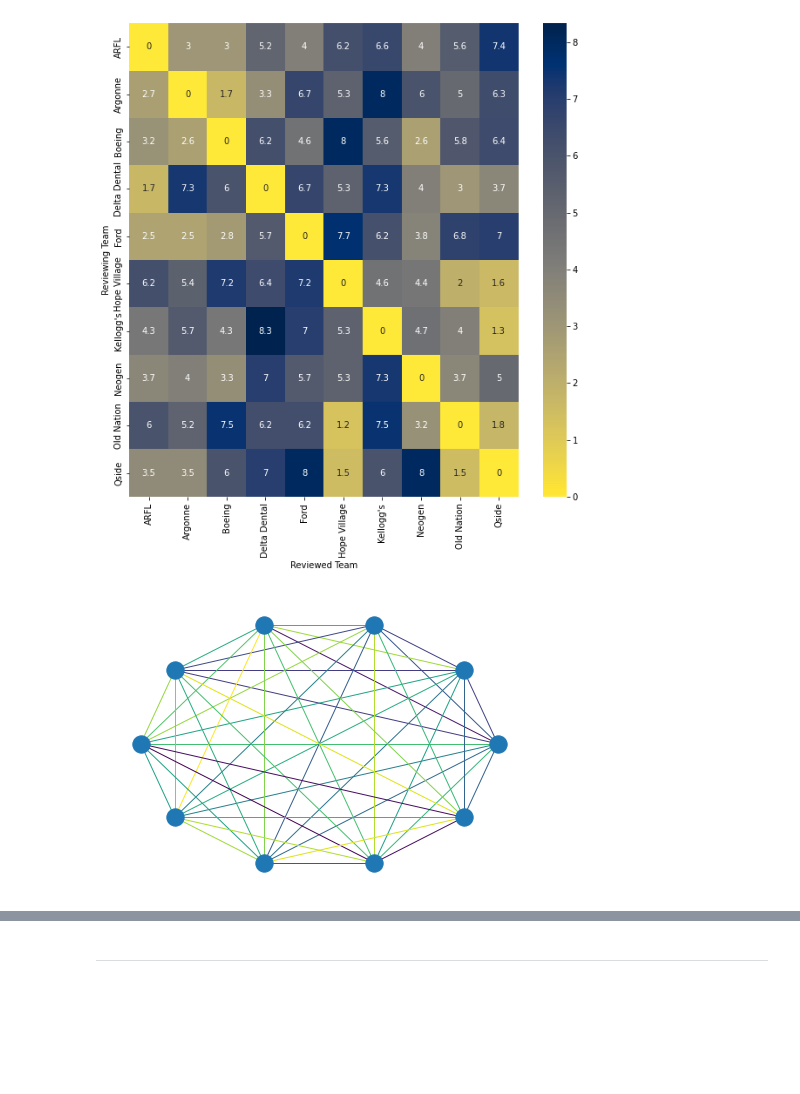
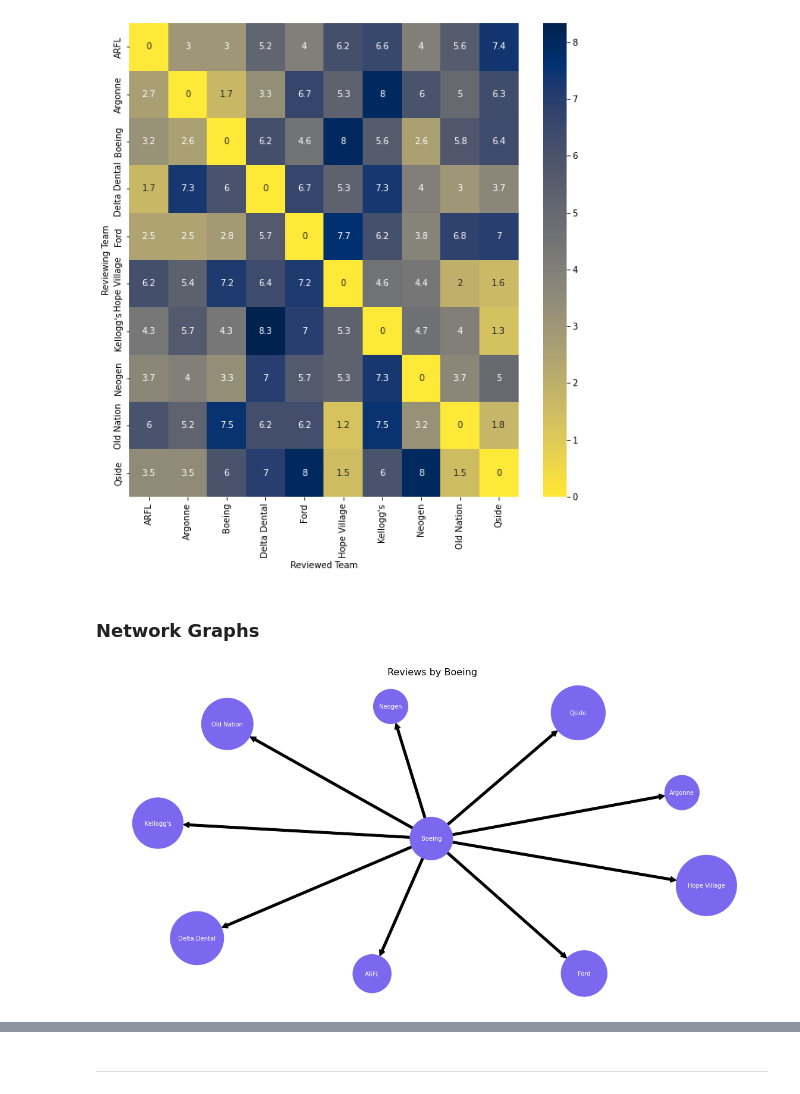
Before and after one commit to colbrydi/CMSE495_2022_Distance_Measures, a Jupyter notebook: Boeing_Distance_Measures_Report.ipynb, the cells around one changed output, grey strips where cells are left out. Saved outputs shown, nothing was run; the diff lists cells and outputs as text; code cells hidden in the pictures; blank space fills up the shorter version.

Commit message:
adding graphs and cleaning up

```diff
--- a/Boeing_Distance_Measures_Report.ipynb
+++ b/Boeing_Distance_Measures_Report.ipynb
@@ -54,5 +47,7 @@ for col1 in df.columns:
         row.append(df[df[col1] == 0][col2].mean()) # compute mean distance between every pair
 
     dist_mat.append(row) # append to dist matrix
+
+dist_mat = np.array(dist_mat)
 # %% [markdown]
 ## Data Visualization
@@ -66,9 +61,32 @@ plt.ylabel('Reviewing Team')
 plt.show()
 # %% [output]
 [figure]
-# %%
-G = nx.from_numpy_matrix(np.array(dist_mat))
-pos = nx.circular_layout(G)
-nx.draw(G, pos = pos, edge_color = [ i[2]['weight'] for i in G.edges(data=True)])
-# %% [output]
-[figure, removed]
+# %% [markdown]
+### Network Graphs
+# %%
+groups = df.columns.values
+reviewed_by_boeing = dist_mat[2,:]
+reviewed_by_boeing[reviewed_by_boeing==0] = 4
+review_of_boeing = dist_mat[:,2]
+reviewed_by_boeing[reviewed_by_boeing==0] = 4
+# %%
+# Boeing reviews
+G = nx.DiGraph()
+
+for group in groups:
+    G.add_node(group)
+
+for i in range(len(groups)):
+    if df.columns[i] != 'Boeing':
+        G.add_edge('Boeing', df.columns[i])
+
+pos = nx.spring_layout(G)
+
+plt.figure(figsize=(20,10))
+plt.title('Reviews by Boeing', fontsize=16)
+nx.draw(G, pos=pos, with_labels=False, node_size=reviewed_by_boeing*1300,
+        node_color='mediumslateblue', arrowsize=20, arrowstyle='simple')
+nx.draw_networkx_labels(G, pos, font_size=10, font_color='white')
+plt.show()
+# %% [output]
+[figure, added]
```
Also changed, not shown: parts of 9 cells of this notebook.
